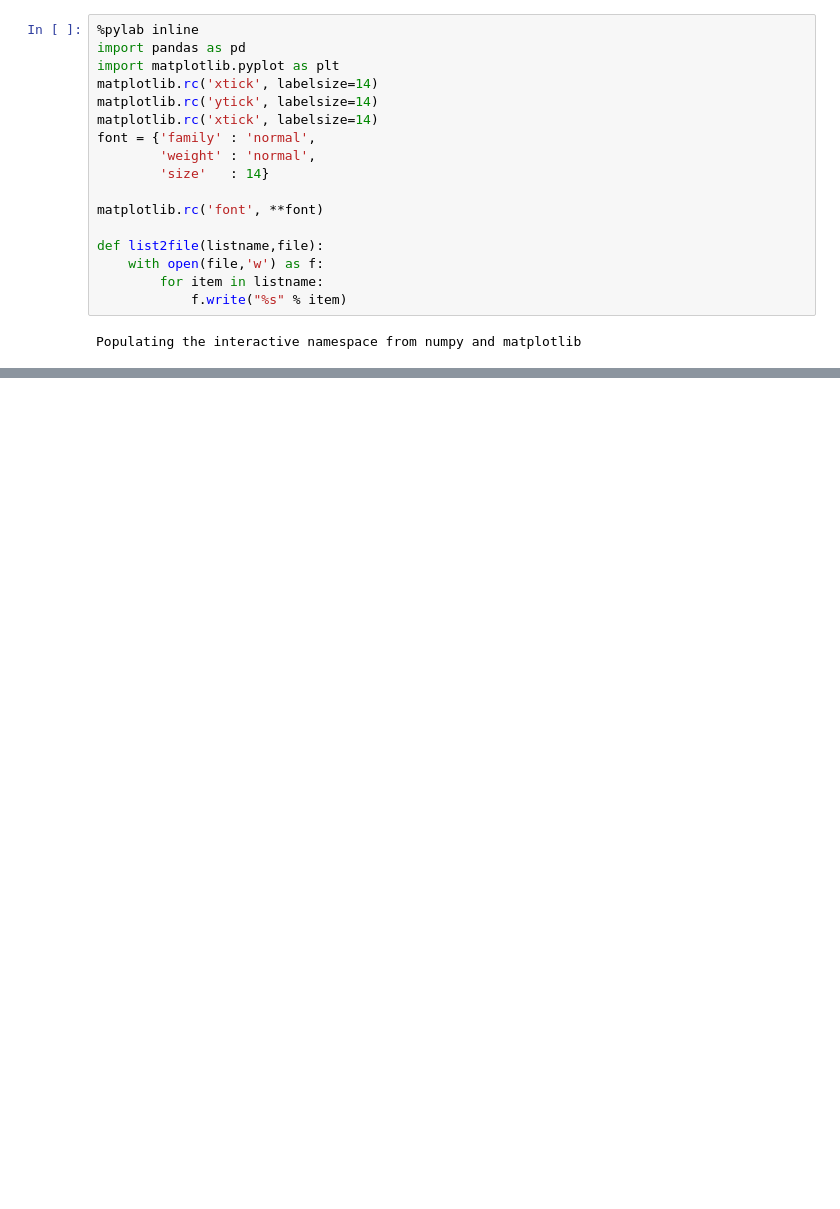
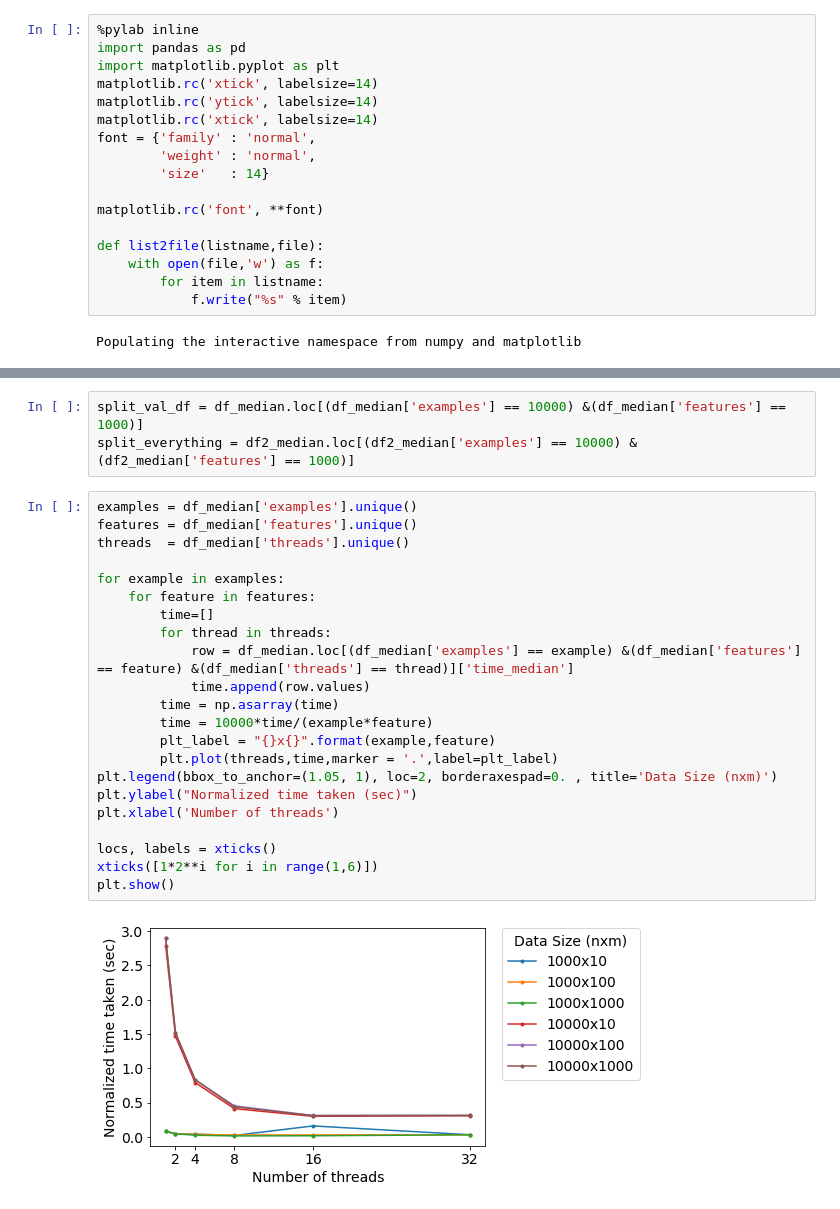
Before and after one commit to praateekmahajan/parallel-adaboost, a Jupyter notebook: data-analysis.ipynb, the cells around one changed output, grey strips where cells are left out. Cells and saved outputs as stored; diff of their text form; blank space fills up the shorter version.

```diff
--- a/data-analysis.ipynb
+++ b/data-analysis.ipynb
@@ -29,0 +107,27 @@ list2file(timings, 'data/output.csv')
+# %%
+split_val_df = df_median.loc[(df_median['examples'] == 10000) &(df_median['features'] == 1000)]
+split_everything = df2_median.loc[(df2_median['examples'] == 10000) &(df2_median['features'] == 1000)]
+# %%
+examples = df_median['examples'].unique()
+features = df_median['features'].unique()
+threads  = df_median['threads'].unique()
+
+for example in examples:
+    for feature in features:
+        time=[]
+        for thread in threads:
+            row = df_median.loc[(df_median['examples'] == example) &(df_median['features'] == feature) &(df_median['threads'] == thread)]['time_median']
+            time.append(row.values)
+        time = np.asarray(time)
+        time = 10000*time/(example*feature)
+        plt_label = "{}x{}".format(example,feature)
+        plt.plot(threads,time,marker = '.',label=plt_label)
+plt.legend(bbox_to_anchor=(1.05, 1), loc=2, borderaxespad=0. , title='Data Size (nxm)')
+plt.ylabel("Normalized time taken (sec)")
+plt.xlabel('Number of threads')
+
+locs, labels = xticks()
+xticks([1*2**i for i in range(1,6)])
+plt.show()
+# %% [output]
+[figure, added]
```
Also changed, not shown: parts of 10 cells of this notebook, 9 other files.
